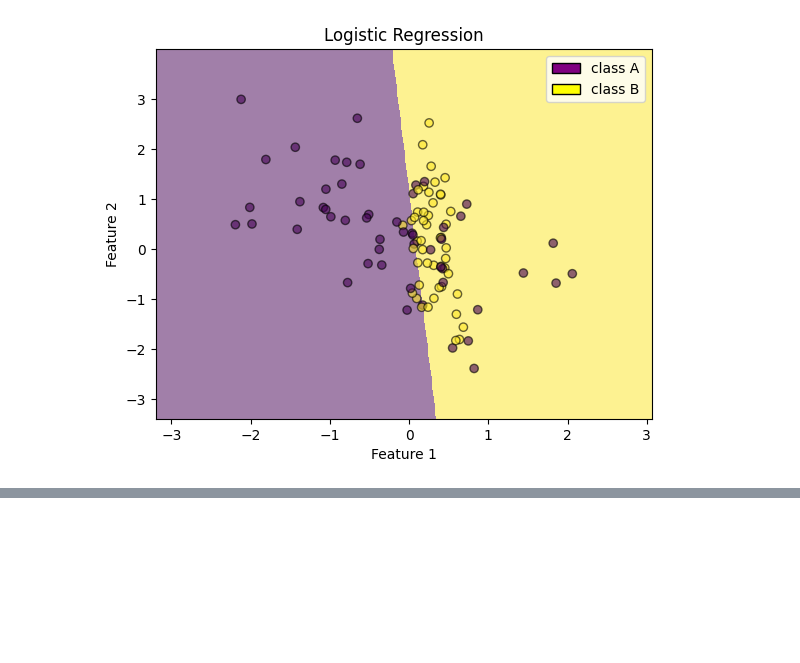
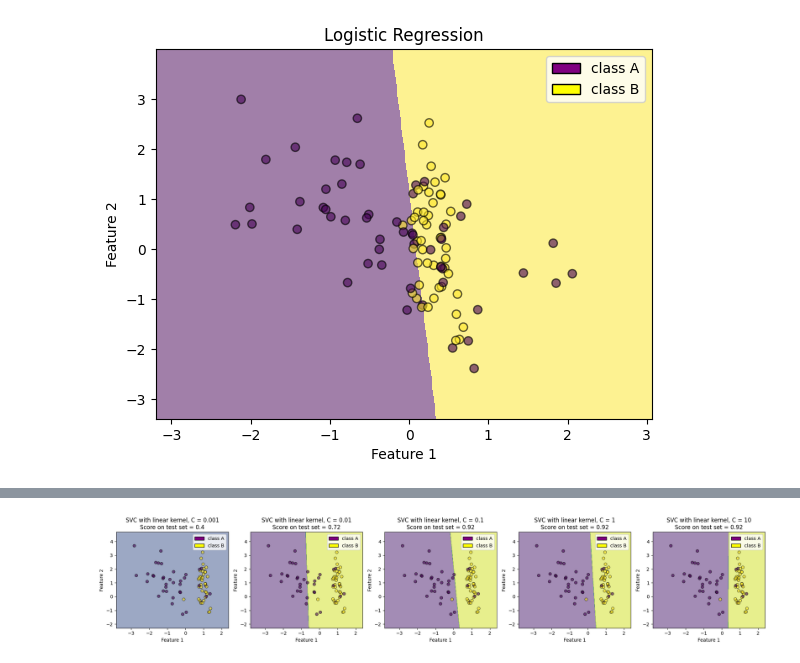
Before and after one commit to yesmanic/Machine_Learning_Models, a Jupyter notebook: Linear Models.ipynb, the cells around one changed output, grey strips where cells are left out. Cells and saved outputs as stored; diff of their text form; code cells hidden in the pictures; blank space fills up the shorter version.

```diff
--- a/Linear Models.ipynb
+++ b/Linear Models.ipynb
@@ -268,0 +290,3 @@ plt.show()
+# %%
+X_train, X_test, y_train, y_test = train_test_split(X, y, random_state=0)
+clf = SVC(kernel='linear', C=1.0).fit(X_train, y_train)
@@ -268,0 +304,36 @@ plt.show()
+# %%
+def plot_class_regions_for_classifier_subplot(clf, X, y, title, subplot):
+    mesh_step_size = 0.01
+
+    x0_min, x0_max = X[:, 0].min() - 1, X[:, 0].max() + 1
+    x1_min, x1_max = X[:, 1].min() - 1, X[:, 1].max() + 1
+
+    feature0_meshgrid, feature1_meshgrid = np.meshgrid(np.arange(x0_min, x0_max, mesh_step_size),
+                                                    np.arange(x1_min, x1_max, mesh_step_size))
+
+    Z = clf.predict(np.c_[feature0_meshgrid.ravel(), feature1_meshgrid.ravel()])
+    Z = Z.reshape(feature0_meshgrid.shape)
+
+    subplot.contourf(feature0_meshgrid, feature1_meshgrid, Z, alpha=0.5)
+    subplot.scatter(X[:, 0], X[:, 1], marker='o', c=y, edgecolor='k', alpha=0.6)
+    subplot.set_title(title)
+
+    patch0 = mpatches.Patch(facecolor='purple', label='class A', edgecolor='k')
+    patch1 = mpatches.Patch(facecolor='yellow', label='class B', edgecolor='k')
+    subplot.legend(handles=[patch0, patch1])
+
+    subplot.set_xlabel('Feature 1')
+    subplot.set_ylabel('Feature 2')
+# %%
+c = [0.001, 0.01, 0.1, 1, 10]
+fig, subplots = plt.subplots(1, 5, figsize=(20, 4))
+
+for c_value, subplot in zip(c, subplots):
+    clf = SVC(kernel='linear', C=c_value).fit(X_train, y_train)
+    score = clf.score(X_test, y_test)
+    title = 'SVC with linear kernel, C = {}\nScore on test set = {}'.format(c_value, score)
+    plot_class_regions_for_classifier_subplot(clf, X_train, y_train, title, subplot)
+
+plt.tight_layout()
+# %% [output]
+[figure, added]
```
Also changed, not shown: parts of 7 cells of this notebook.
